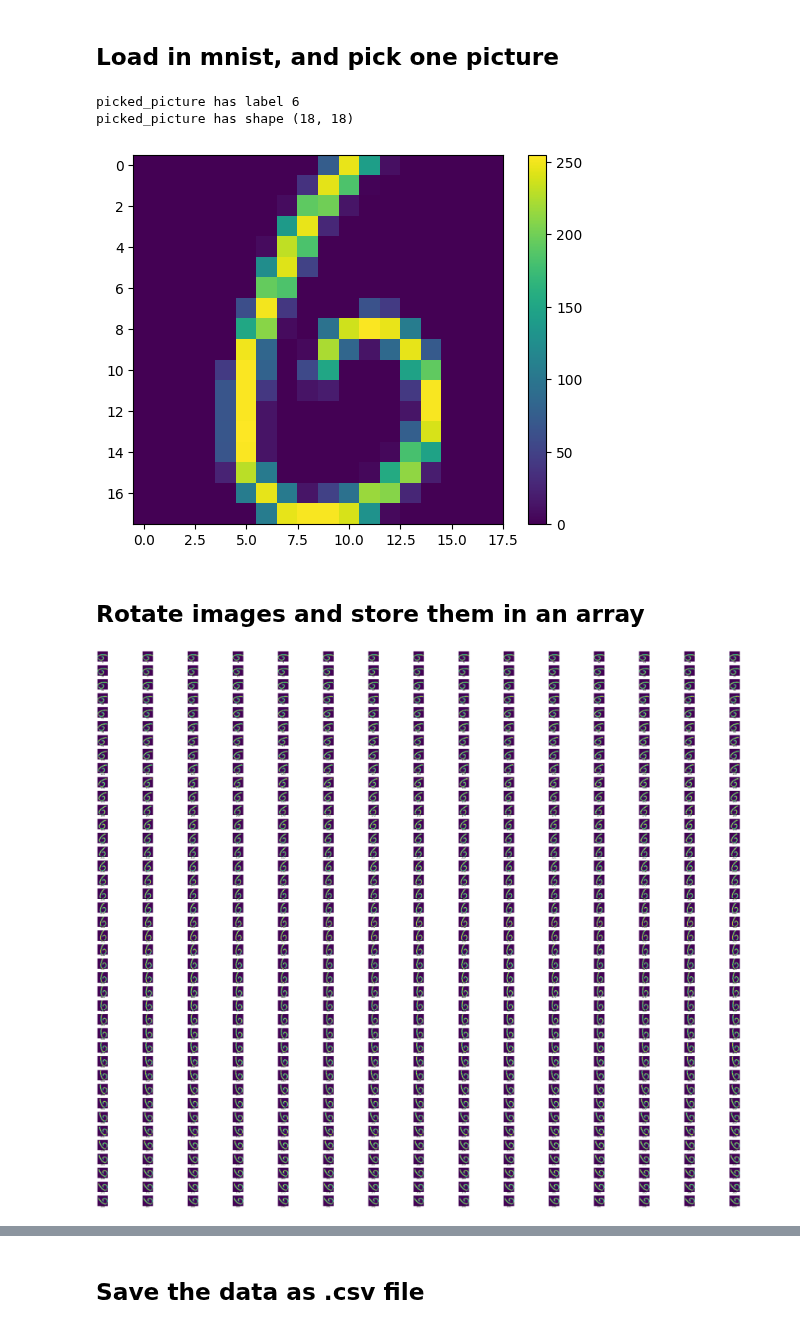
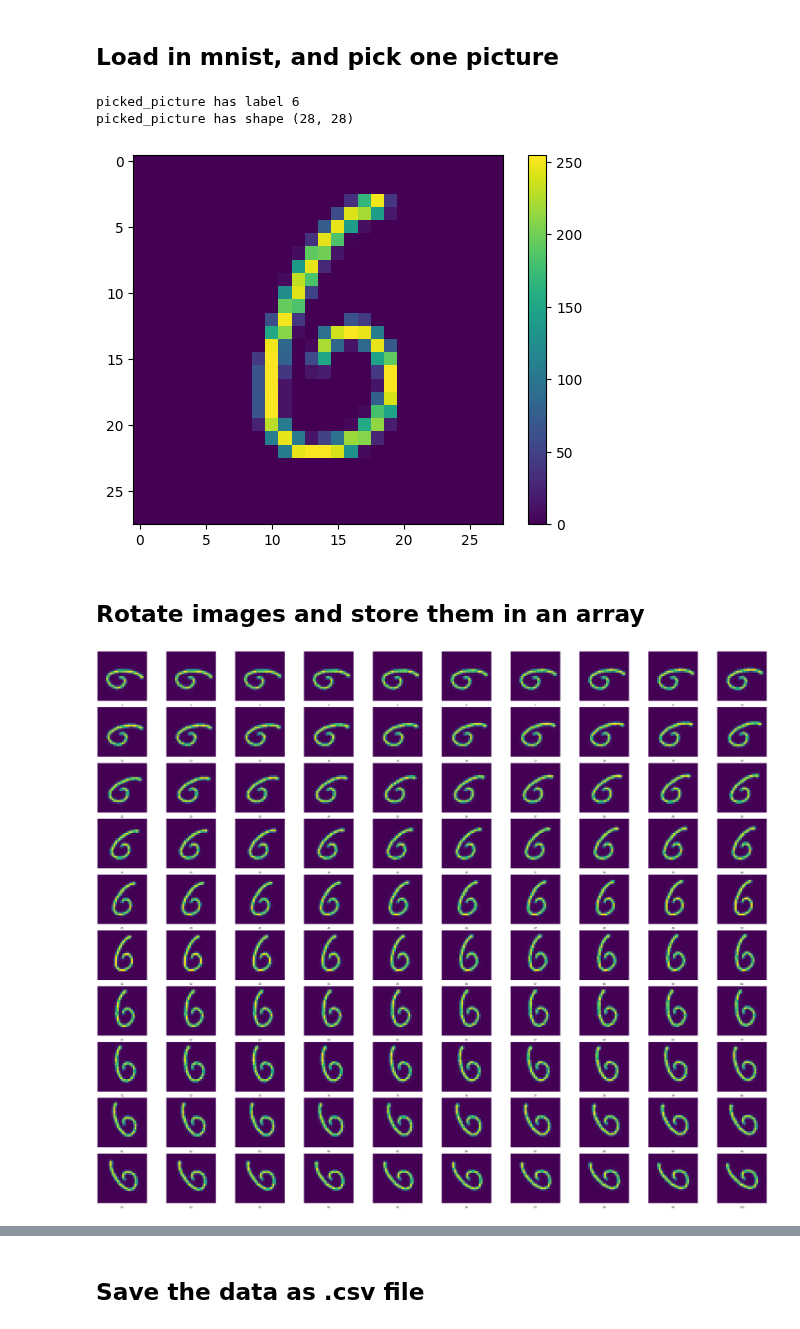
Before and after one commit to XiaoyuJiang17/ScalableLVMOGP, a Jupyter notebook: others/generate_healing_mnist_figure.ipynb, the cells around one changed output, grey strips where cells are left out. Saved outputs shown, nothing was run; the diff lists cells and outputs as text; code cells hidden in the pictures.

```diff
--- a/others/generate_healing_mnist_figure.ipynb
+++ b/others/generate_healing_mnist_figure.ipynb
@@ -7,9 +7,10 @@ import scipy.ndimage
 # %%
 train_mnist = mnist.train_images()
 train_mnist_labels = mnist.train_labels()
-pick_index = 18 # 5
+pick_index = 18 # 23 # 5
 
-picked_picture = train_mnist[pick_index][5:-5,5:-5]
+# picked_picture = train_mnist[pick_index][5:-5,5:-5]
+picked_picture = train_mnist[pick_index]
 
 print('picked_picture has label', train_mnist_labels[pick_index])
 print('picked_picture has shape', picked_picture.shape)
@@ -17,7 +18,7 @@ print('picked_picture has shape', picked_picture.shape)
 num_rows_image, num_cols_image = picked_picture.shape[0], picked_picture.shape[1]
 # %% [output]
 picked_picture has label 6
-picked_picture has shape (18, 18)
+picked_picture has shape (28, 28)
 # %%
 import matplotlib.pyplot as plt
 
@@ -25,7 +26,7 @@ plt.imshow(picked_picture)
 plt.colorbar()
 plt.show()
 # %% [output]
-[figure, old version]
+[figure, new version]
 # %% [markdown]
 ## Rotate images and store them in an array
 # %%
@@ -34,7 +35,7 @@ def get_rotations(img, rotation_steps):
         img_ = scipy.ndimage.rotate(img, rot, reshape=False) # newly modified
         yield img_ # newly modified
 # %%
-num_timeframes = 600
+num_timeframes = 100
 start_angle = -70
 end_angle = 70
 rotation_steps = np.linspace(start_angle, end_angle, num_timeframes)
@@ -47,24 +48,24 @@ train_rotations = np.array(train_rotations)
 # %%
 import math
 num_images = rotation_steps.shape[0]
-images_per_row = 15
+images_per_row = 10
 
 num_rows = math.ceil(num_images / images_per_row)
 fig = plt.figure(figsize=(50, 40))
 
 for i, image in enumerate(train_rotations):
     row = i // images_per_row
     col = i % images_per_row
 
     ax = fig.add_subplot(num_rows, images_per_row, i + 1)
     ax.imshow(image)
     ax.axis('off')
     ax.text(0.5, -0.1, f"{i+1}", size=12, ha="center", transform=ax.transAxes)
 
 plt.tight_layout()
 plt.show()
 # %% [output]
-[figure, old version]
+[figure, new version]
 # %%
 x_indx = 1
 y_indx = 2
```
Also changed, not shown: parts of 2 cells of this notebook, 8 other files.
